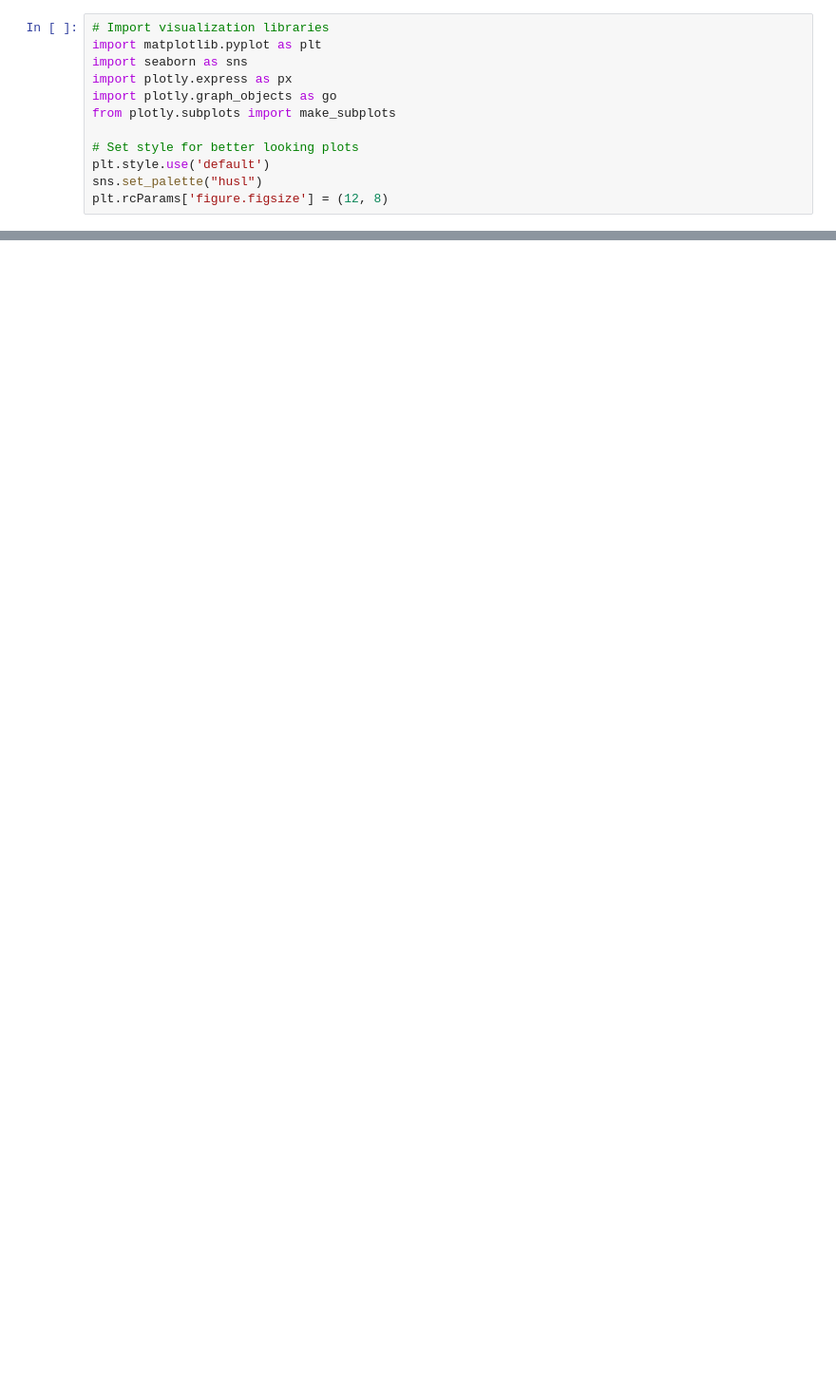
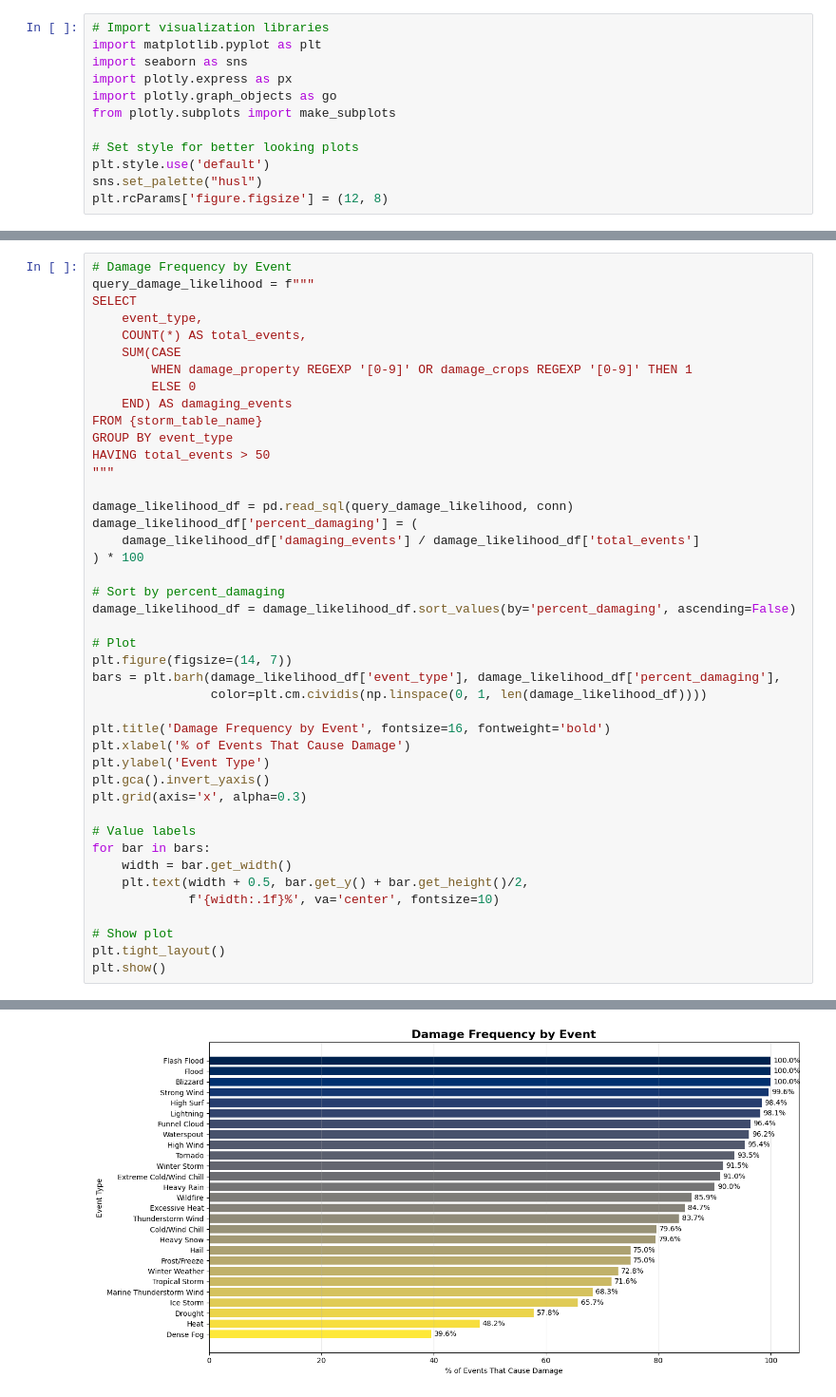
Before and after one commit to TribotCoder/Final-Project, a Jupyter notebook: cap4770_mysql.ipynb, the cells around one changed output, grey strips where cells are left out. Shown at 95% size. Cells and saved outputs as stored; diff of their text form; blank space fills up the shorter version.

```diff
--- a/cap4770_mysql.ipynb
+++ b/cap4770_mysql.ipynb
@@ -432,0 +541,44 @@ VERMONT: 572 events, $1,375,993,000 damage
+# %%
+# Damage Frequency by Event
+query_damage_likelihood = f"""
+SELECT
+    event_type,
+    COUNT(*) AS total_events,
+    SUM(CASE
+        WHEN damage_property REGEXP '[0-9]' OR damage_crops REGEXP '[0-9]' THEN 1
+        ELSE 0
+    END) AS damaging_events
+FROM {storm_table_name}
+GROUP BY event_type
+HAVING total_events > 50
+"""
+
+damage_likelihood_df = pd.read_sql(query_damage_likelihood, conn)
+damage_likelihood_df['percent_damaging'] = (
+    damage_likelihood_df['damaging_events'] / damage_likelihood_df['total_events']
+) * 100
+
+# Sort by percent_damaging
+damage_likelihood_df = damage_likelihood_df.sort_values(by='percent_damaging', ascending=False)
+
+# Plot
+plt.figure(figsize=(14, 7))
+bars = plt.barh(damage_likelihood_df['event_type'], damage_likelihood_df['percent_damaging'],
+                color=plt.cm.cividis(np.linspace(0, 1, len(damage_likelihood_df))))
+
+plt.title('Damage Frequency by Event', fontsize=16, fontweight='bold')
+plt.xlabel('% of Events That Cause Damage')
+plt.ylabel('Event Type')
+plt.gca().invert_yaxis()
+plt.grid(axis='x', alpha=0.3)
+
+# Value labels
+for bar in bars:
+    width = bar.get_width()
+    plt.text(width + 0.5, bar.get_y() + bar.get_height()/2,
+             f'{width:.1f}%', va='center', fontsize=10)
+
+# Show plot
+plt.tight_layout()
+plt.show()
+# %% [output]
@@ -432,0 +586 @@ VERMONT: 572 events, $1,375,993,000 damage
+[figure, added]
```
Also changed, not shown: parts of 14 cells of this notebook.
